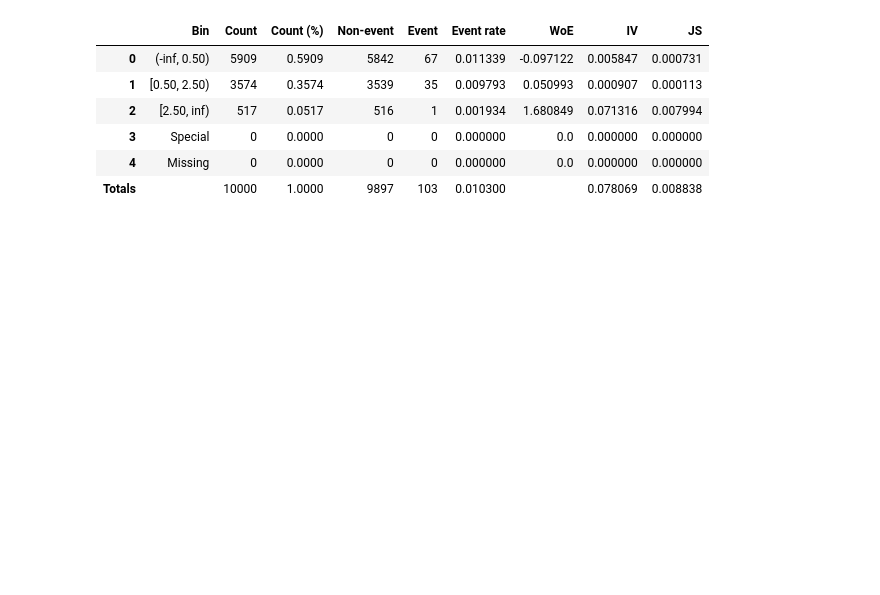
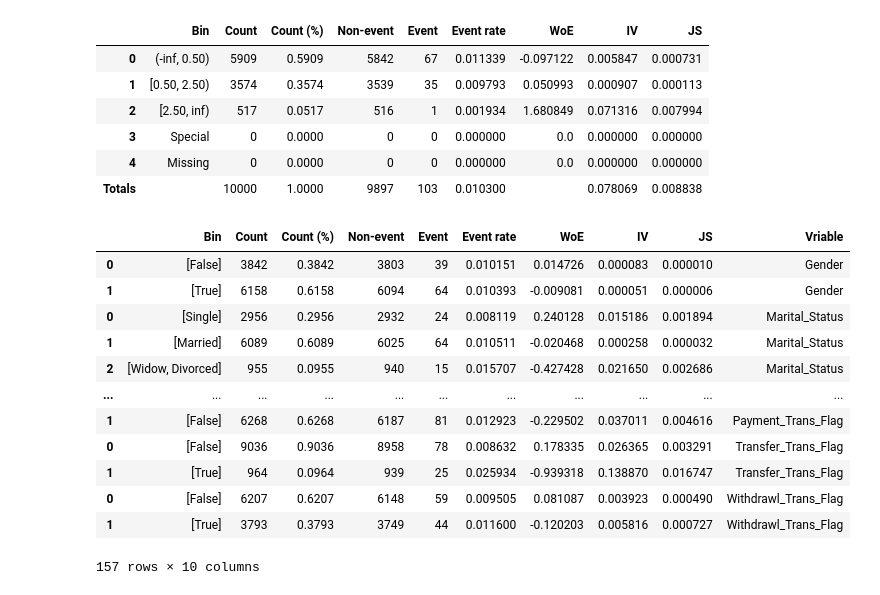
Before and after one commit to Doll03/4IZ480, a Jupyter notebook: Code/OPT_4_Data_Exp.ipynb, the cells around one changed output. Cells and saved outputs as stored; diff of their text form; code cells hidden in the pictures; blank space fills up the shorter version.

```diff
--- a/Code/OPT_4_Data_Exp.ipynb
+++ b/Code/OPT_4_Data_Exp.ipynb
@@ -115,6 +95,6 @@ Name: Children_Num, dtype: int64
 <seaborn.axisgrid.FacetGrid at 0x...>
 [figure]
 # %%
-dataset2["Marital_Status"] = [True if i == "Married" else False for i in dataset['Marital_Status']]
+#dataset2["Marital_Status"] = [True if i == "Married" else False for i in dataset['Marital_Status']]
 dataset2["Occupation_Category"] = [True if i == "Employees" else False for i in dataset['Occupation_Category']]
 # %%
@@ -167,19 +137,33 @@ optb_age.binning_table.build()
 | 4 | Missing | 0 | 0.0000 | 0 | 0 | 0.000000 | 0.0 | 0.000000 | 0.000000 |
 | Totals |  | 10000 | 1.0000 | 9897 | 103 | 0.010300 |  | 0.078069 | 0.008838 |
 # %%
-def binning (dataset2):
-    bn = BinningProcess(list(feature.columns), categorical_variables = list(cat_v_list.values()))
-    bn.fit(feature, target)
+#Defining the binning process
+bn = BinningProcess(list(feature.columns), categorical_variables = cat_v_list)
+bn.fit(feature, target)
 
+#Transform
+dataset2_binned = bn.transform(feature, metric="woe")
 
-    feature_fitted = bn.transform(feature, metric = "woe")
-    bins_woe = pd.DataFrame()
-    for i in feature_fitted.columns:
-
-        var = bn.get_binned_variable(i).binning_table.build()
-        var = var[(~var['Bin'].isin(['Special', 'Missing'])) & (~var.index.isin(['Totals']))]
-        var['Variable'] = i
-
-        bins_woe = pd.concat((bins_woe, var))
-
-    return feature_fitted, bins_woe.loc[:,~bins_woe.columns.isin(['IV','JS'])]
+#Storing
+woe_bins = pd.DataFrame()
+for i in dataset2_binned.columns:
+    var = bn.get_binned_variable(i).binning_table.build()
+    var = var[(~var["Bin"].isin(["Special", "Missing"])) & (~var.index.isin(["Totals"]))]
+    var["Vriable"] = i
+    woe_bins = pd.concat((woe_bins, var))
+# %%
+woe_bins
+# %% [output]
+|  | Bin | Count | Count (%) | Non-event | Event | Event rate | WoE | IV | JS | Vriable |
+| 0 | [False] | 3842 | 0.3842 | 3803 | 39 | 0.010151 | 0.014726 | 0.000083 | 0.000010 | Gender |
+| 1 | [True] | 6158 | 0.6158 | 6094 | 64 | 0.010393 | -0.009081 | 0.000051 | 0.000006 | Gender |
+| 0 | [Single] | 2956 | 0.2956 | 2932 | 24 | 0.008119 | 0.240128 | 0.015186 | 0.001894 | Marital_Status |
+| 1 | [Married] | 6089 | 0.6089 | 6025 | 64 | 0.010511 | -0.020468 | 0.000258 | 0.000032 | Marital_Status |
+| 2 | [Widow, Divorced] | 955 | 0.0955 | 940 | 15 | 0.015707 | -0.427428 | 0.021650 | 0.002686 | Marital_Status |
+| ... | ... | ... | ... | ... | ... | ... | ... | ... | ... | ... |
+| 1 | [False] | 6268 | 0.6268 | 6187 | 81 | 0.012923 | -0.229502 | 0.037011 | 0.004616 | Payment_Trans_Flag |
+| 0 | [False] | 9036 | 0.9036 | 8958 | 78 | 0.008632 | 0.178335 | 0.026365 | 0.003291 | Transfer_Trans_Flag |
+| 1 | [True] | 964 | 0.0964 | 939 | 25 | 0.025934 | -0.939318 | 0.138870 | 0.016747 | Transfer_Trans_Flag |
+| 0 | [False] | 6207 | 0.6207 | 6148 | 59 | 0.009505 | 0.081087 | 0.003923 | 0.000490 | Withdrawl_Trans_Flag |
+| 1 | [True] | 3793 | 0.3793 | 3749 | 44 | 0.011600 | -0.120203 | 0.005816 | 0.000727 | Withdrawl_Trans_Flag |
+157 rows × 10 columns
```
Also changed, not shown: parts of 6 cells of this notebook.
